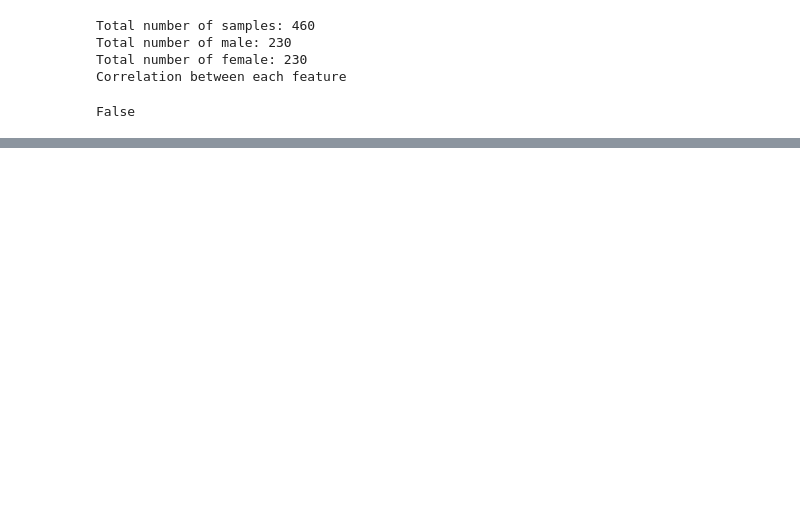
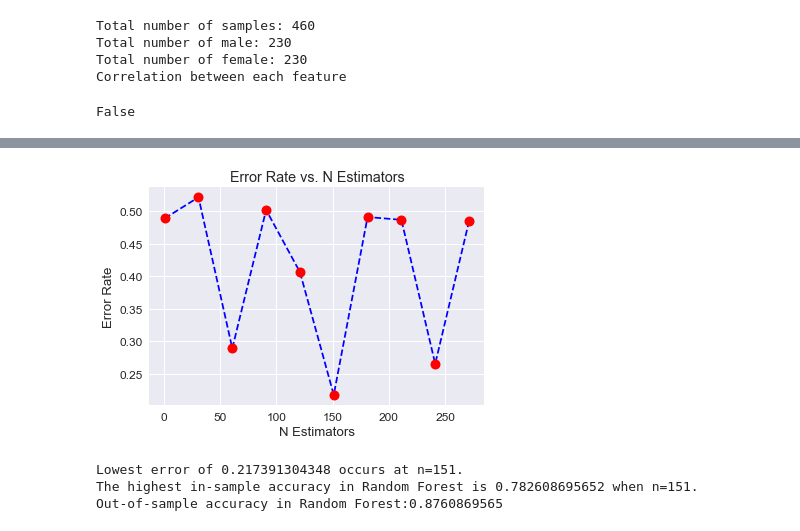
Before and after one commit to kassiwu/Gender_Recognition_by_Voice, a Jupyter notebook: Models Accuracy.ipynb, the cells around one changed output, grey strips where cells are left out. Drawn from its saved outputs; the diff is of its cells as text; code cells hidden in the pictures; blank space fills up the shorter version.

Commit message:
voice test

```diff
--- a/Models Accuracy.ipynb
+++ b/Models Accuracy.ipynb
@@ -498,22 +469,11 @@ array([1, 1, 1, 1, 1, 1, 1, 1, 1, 1, 1, 1, 1, 1, 1, 1, 1, 1, 1, 1, 1, 1, 1,
-# %%
-# Classification: label(gender) = {male, female} → [1.0, 0.0], [0.0, 1.0]
-labels_tmp = []
-for label in labels_test:
-    tmp = []
-    if label[0] == 'male':
-        tmp = [1.0, 0.0]
-    else:
-        tmp = [0.0, 1.0]
-    labels_tmp.append(tmp)
-labels_test = np.array(labels_tmp)
 # %%
 # randomly shuffle data
 voices_tmp = []
 lables_tmp = []
-index_shuf = range(len(voices))
+index_shuf = range(len(voices_test))
 random.shuffle(index_shuf)
 for i in index_shuf:
-    voices_tmp.append(voices[i])
-    lables_tmp.append(labels[i])
-voices = np.array(voices_tmp)
-labels = np.array(lables_tmp)
+    voices_tmp.append(voices_test[i])
+    lables_tmp.append(labels_test[i])
+voices_test = np.array(voices_tmp)
+labels_test = np.array(lables_tmp)
@@ -542,3 +496,11 @@ array([1, 1, 1, 1, 1, 1, 1, 1, 1, 1, 1, 1, 1, 1, 1, 1, 1, 1, 1, 1, 1, 1, 1,
+# %%
+
+Random_Forest.run_random_forest_classifier(train_x, voices_test, train_y,labels_test)
+# %% [output]
+[figure, added]
+Lowest error of 0.217391304348 occurs at n=151.
+The highest in-sample accuracy in Random Forest is 0.782608695652 when n=151.
+Out-of-sample accuracy in Random Forest:0.8760869565
 # %%
 import Random_Forest
 print("Run random forest with all features(Built-in Algorithm):")
```
Also changed, not shown: parts of 7 cells of this notebook.
